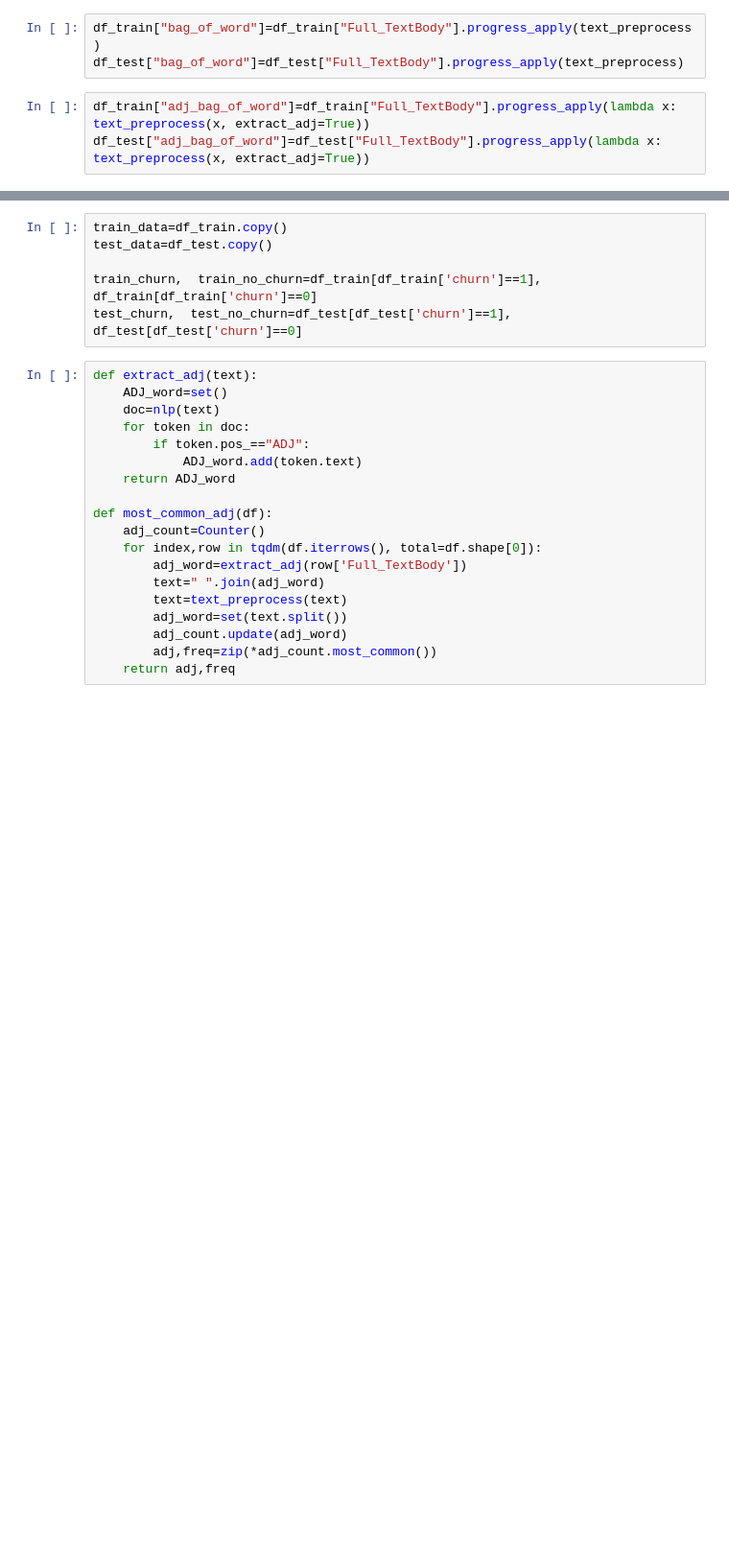
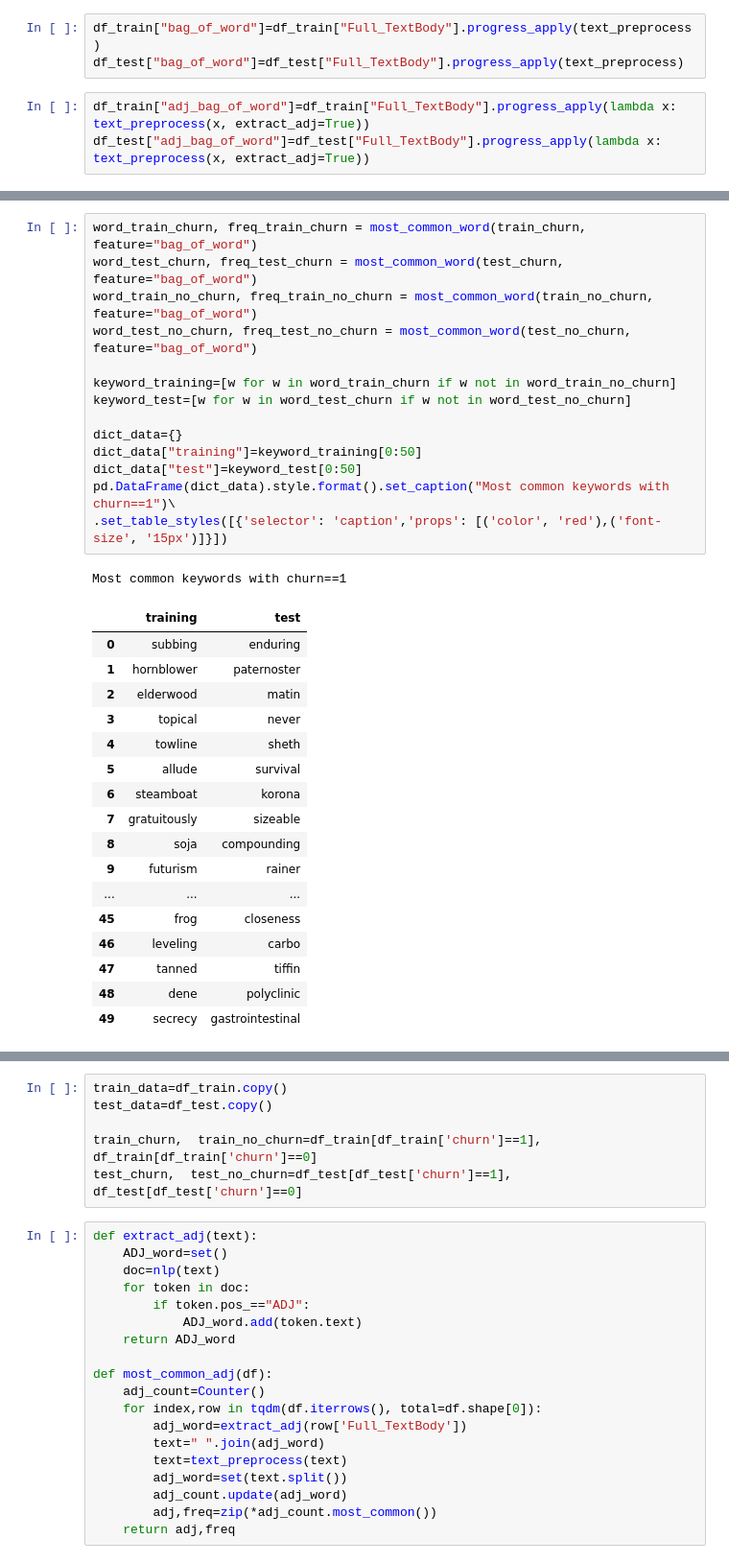
Before and after one commit to iamjiang/retention_model_NLP, a Jupyter notebook: v1_src/keyword_extraction.ipynb, the cells around one changed output, grey strips where cells are left out. Shown: that part at 96% size. Saved outputs shown, nothing was run; the diff lists cells and outputs as text; blank space fills up the shorter version.

```diff
--- a/v1_src/keyword_extraction.ipynb
+++ b/v1_src/keyword_extraction.ipynb
@@ -185,0 +254,33 @@ adj_test_churn, freq_test_churn = most_common_adj(test_churn, feature="adj_bag_o
+# %%
+word_train_churn, freq_train_churn = most_common_word(train_churn, feature="bag_of_word")
+word_test_churn, freq_test_churn = most_common_word(test_churn, feature="bag_of_word")
+word_train_no_churn, freq_train_no_churn = most_common_word(train_no_churn, feature="bag_of_word")
+word_test_no_churn, freq_test_no_churn = most_common_word(test_no_churn, feature="bag_of_word")
+
+keyword_training=[w for w in word_train_churn if w not in word_train_no_churn]
+keyword_test=[w for w in word_test_churn if w not in word_test_no_churn]
+
+dict_data={}
+dict_data["training"]=keyword_training[0:50]
+dict_data["test"]=keyword_test[0:50]
+pd.DataFrame(dict_data).style.format().set_caption("Most common keywords with churn==1")\
+.set_table_styles([{'selector': 'caption','props': [('color', 'red'),('font-size', '15px')]}])
+# %% [output]
+Most common keywords with churn==1
+|  | training | test |
+| 0 | subbing | enduring |
+| 1 | hornblower | paternoster |
+| 2 | elderwood | matin |
+| 3 | topical | never |
+| 4 | towline | sheth |
+| 5 | allude | survival |
+| 6 | steamboat | korona |
+| 7 | gratuitously | sizeable |
+| 8 | soja | compounding |
+| 9 | futurism | rainer |
+| ... | ... | ... |
+| 45 | frog | closeness |
+| 46 | leveling | carbo |
+| 47 | tanned | tiffin |
+| 48 | dene | polyclinic |
+| 49 | secrecy | gastrointestinal |
```
Also changed, not shown: parts of 19 cells of this notebook, 10 other files.
